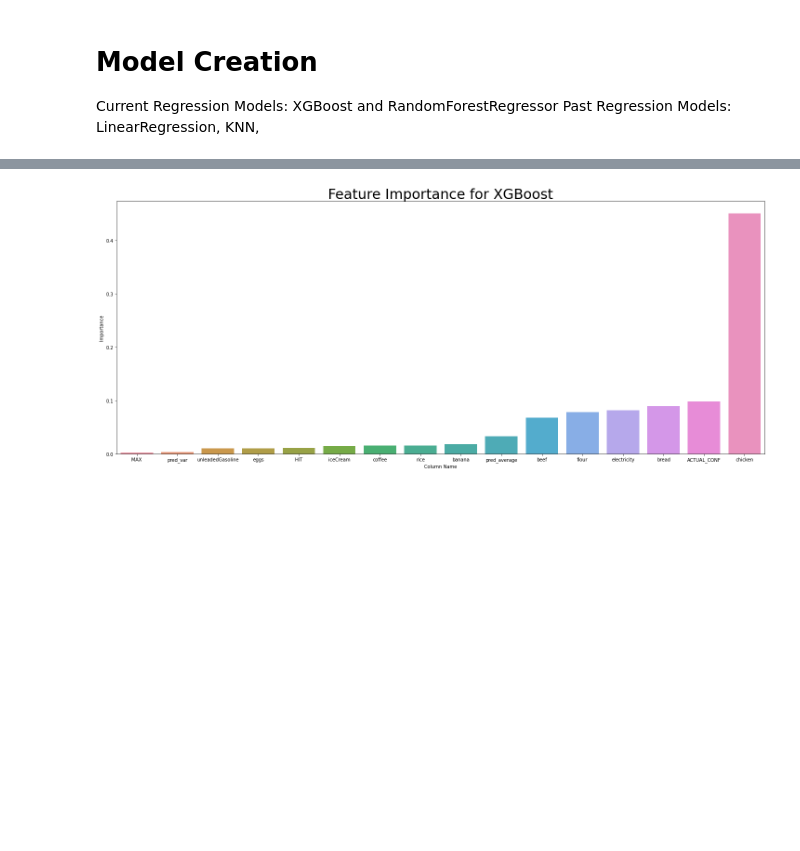
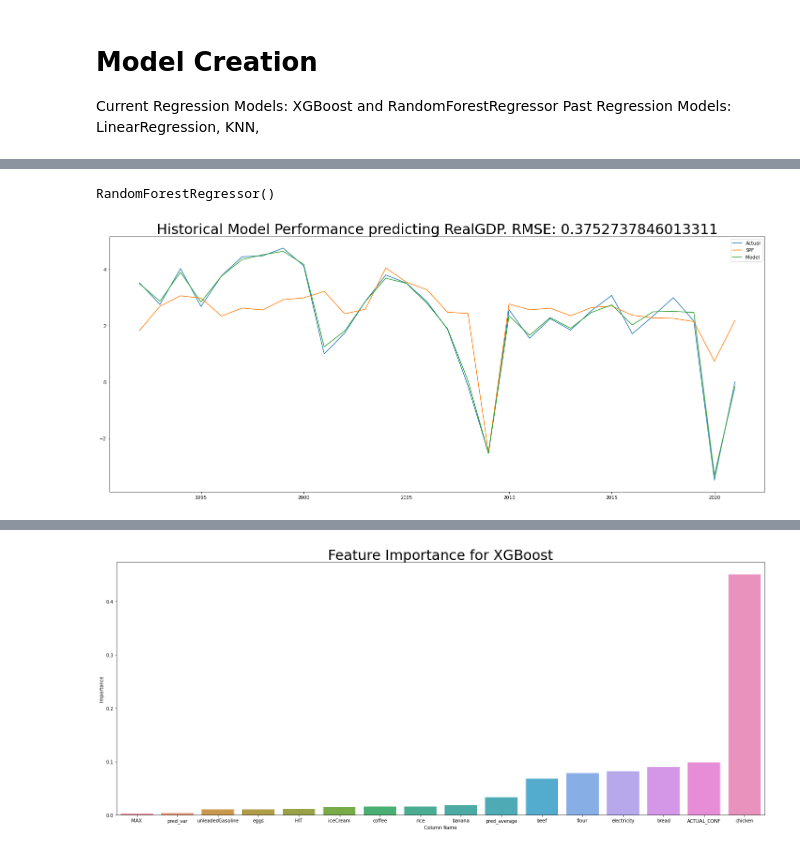
Before and after one commit to mbearw-berkeley/W210-Capstone, a Jupyter notebook: models/RegressionModel Class notebook.ipynb, the cells around one changed output, grey strips where cells are left out. Saved outputs shown, nothing was run; the diff lists cells and outputs as text; code cells hidden in the pictures; blank space fills up the shorter version.

```diff
--- a/models/RegressionModel Class notebook.ipynb
+++ b/models/RegressionModel Class notebook.ipynb
@@ -218,5 +230,8 @@ rf = RegressionModel("RandomForest", RandomForestRegressor())
 # %%
-grouped = rf.annual_performance("RandomForest", "RealGDP")
+grouped = rf.annual_performance("RealGDP")
+# %% [output]
+RandomForestRegressor()
+[figure, added]
 # %%
 grouped
 # %% [output]
```
Also changed, not shown: parts of 15 cells of this notebook, 18 other files.
